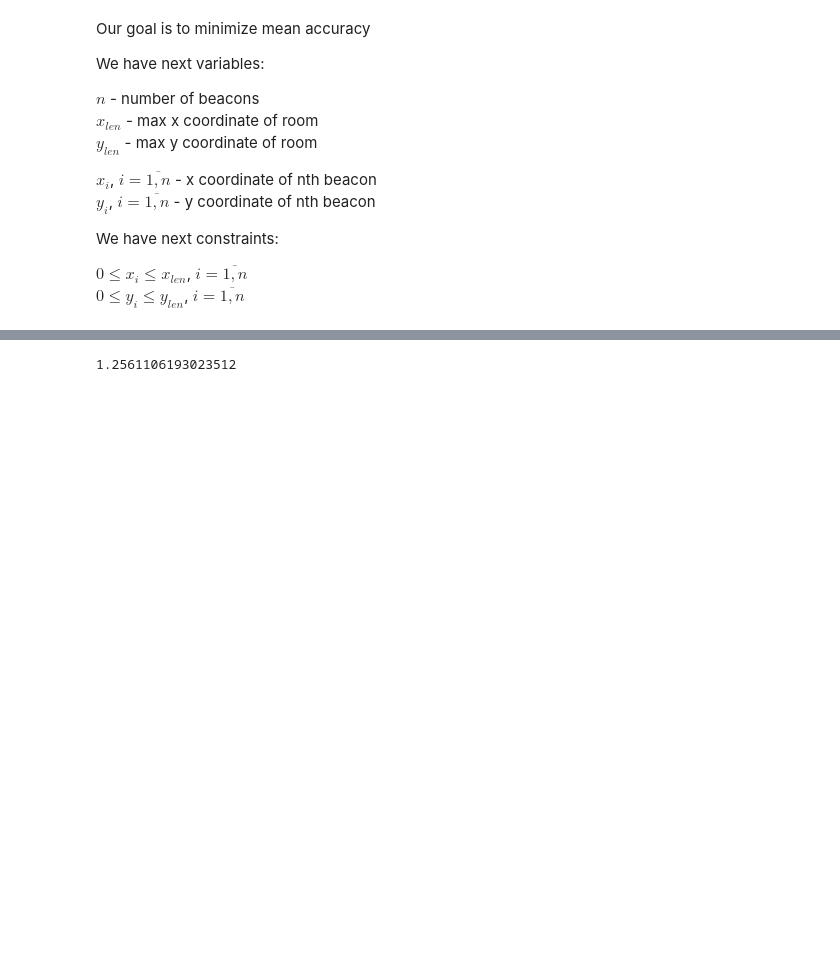
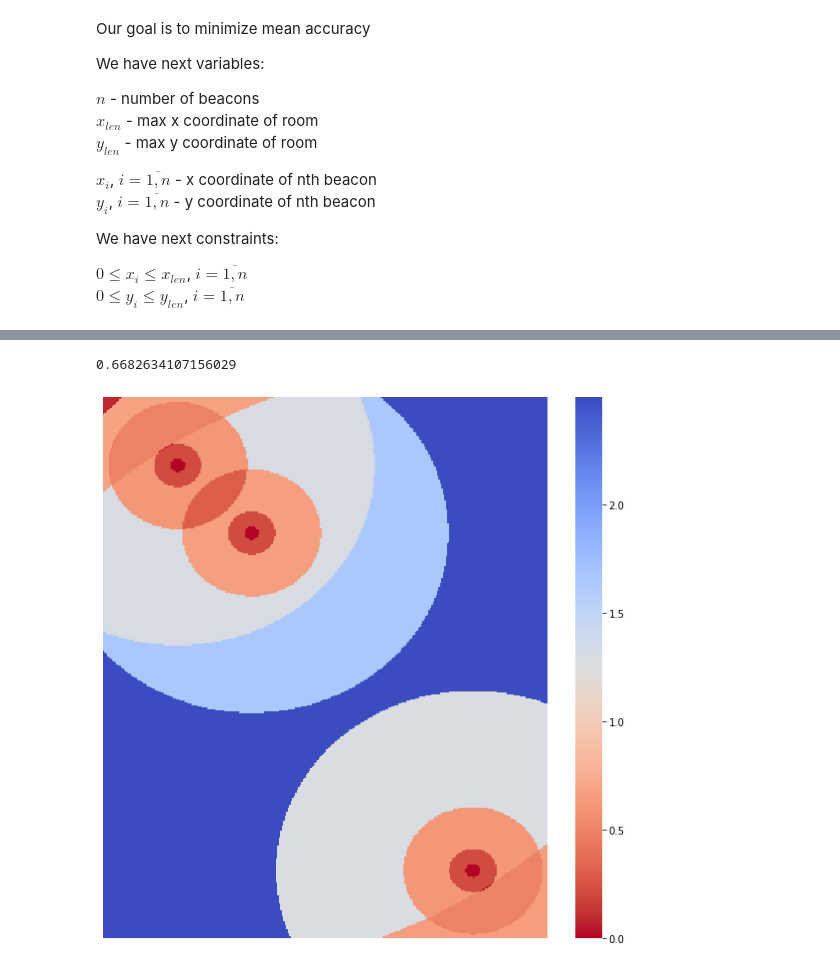
Before and after one commit to Midren/Localization, a Jupyter notebook: notebooks/beacon_location_optimization.ipynb, the cells around one changed output, grey strips where cells are left out. Cells and saved outputs as stored; diff of their text form; code cells hidden in the pictures; blank space fills up the shorter version.

```diff
--- a/notebooks/beacon_location_optimization.ipynb
+++ b/notebooks/beacon_location_optimization.ipynb
@@ -61,5 +70,7 @@ Optimization terminated successfully.    (Exit mode 0)
             Gradient evaluations: 1
-# %%
-obj(solution.x)
-# %% [output]
-1.2561106193023512
+# %%
+print(obj(solution.x))
+draw_accuracies(beacon_locations_from_x(solution.x))
+# %% [output]
+0.6682634107156029
+[figure, added]
```
Also changed, not shown: parts of 6 cells of this notebook, 1 other file.
